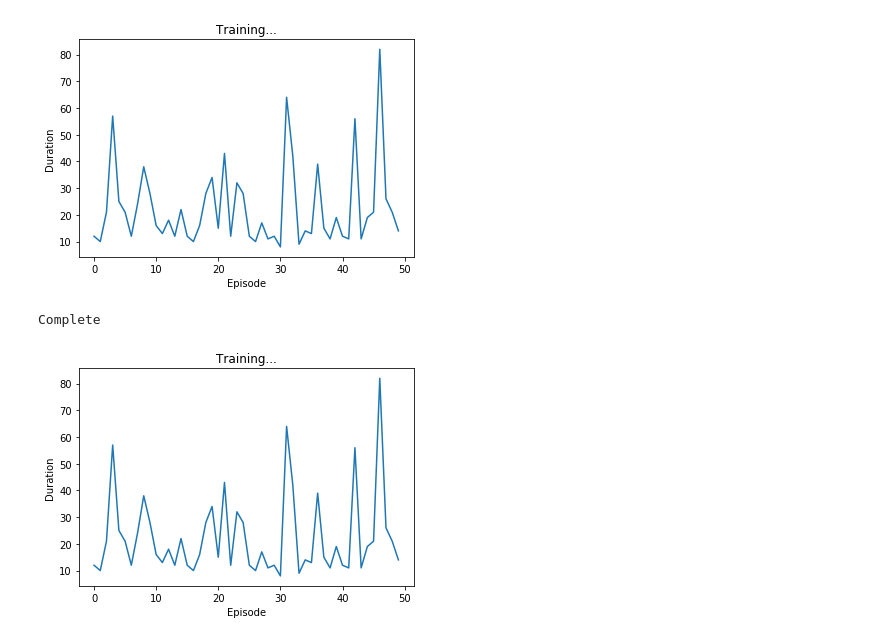
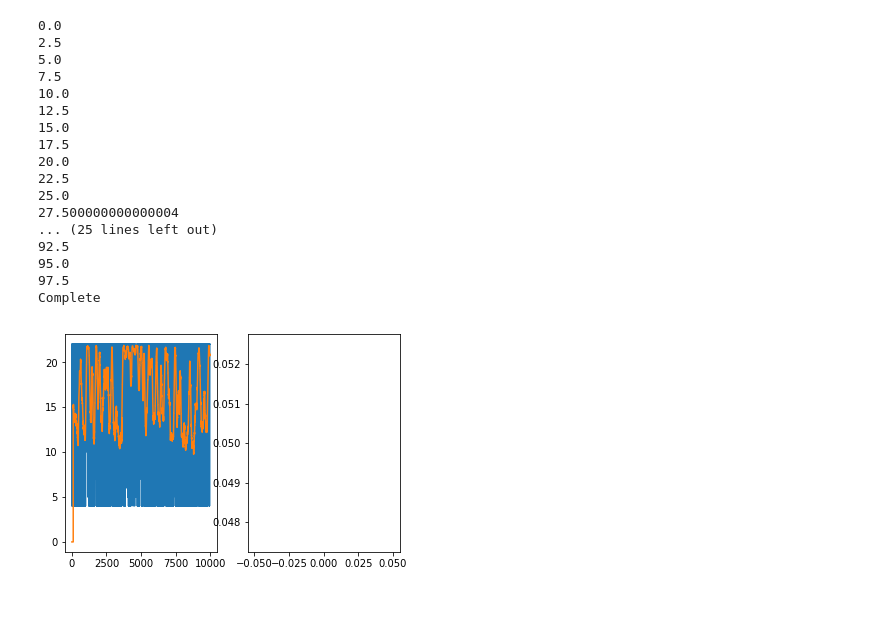
Before and after one commit to kublasean/marl-pinwheel, a Jupyter notebook: marl_nn.ipynb, the cells around one changed output. Saved outputs shown, nothing was run; the diff lists cells and outputs as text; code cells hidden in the pictures; blank space fills up the shorter version.

```diff
--- a/marl_nn.ipynb
+++ b/marl_nn.ipynb
@@ -208 +123,19 @@ utilities:
+# %%
+BATCH_SIZE = 128 #transitions
+GAMMA = 0.9
+EPS_START = 0.9
+EPS_END = 0.05
+EPS_DECAY = 400 #400 actions
+TARGET_UPDATE = 10
+
+policy_net = DQN().to(device)
+target_net = DQN().to(device)
+target_net.load_state_dict(policy_net.state_dict())
+target_net.eval()
+
+optimizer = optim.RMSprop(policy_net.parameters())
+
+steps_done = 0
+episode_score = []
+memory = BatchBin(BATCH_SIZE)
 # %%
@@ -324,47 +211,62 @@ the notebook and run lot more epsiodes.
 # %%
-num_episodes = 50
+num_episodes = 10000
 for i_episode in range(num_episodes):
     # Initialize the environment and state
-    env.reset()
-    last_screen = get_screen()
-    current_screen = get_screen()
-    state = current_screen - last_screen
+    g.init_ep()
+    reward_sum = 0
     for t in count():
+        state = get_screen()
         # Select and perform an action
         action = select_action(state)
-        _, reward, done, _ = env.step(action.item())
-        reward = torch.tensor([reward], device=device)
+        sn, reward = g.move1([action.item()])
+        reward = torch.tensor([reward], device=device, dtype=torch.float)
+        reward_sum += reward
 
         # Observe new state
-        last_screen = current_screen
-        current_screen = get_screen()
+        done = g.isTerminal()
         if not done:
-            next_state = current_screen - last_screen
+            next_state = get_screen()
         else:
             next_state = None
 
         # Store the transition in memory
         memory.push(state, action, next_state, reward)
 
-        # Move to the next state
-        state = next_state
-
         # Perform one step of the optimization (on the target network)
         optimize_model()
-        if done:
-            episode_durations.append(t + 1)
-            plot_durations()
+
+        if done or t > 20:
+            episode_score.append(t+1)
+            #plot_score()
             break
     # Update the target network
     if i_episode % TARGET_UPDATE == 0:
         target_net.load_state_dict(policy_net.state_dict())
+    if i_episode % 250 == 0:
+        print(i_episode / 10000. * 100.)
+
 
 print('Complete')
-env.render()
-env.close()
 plt.ioff()
-plt.show()
 # %% [output]
-[figure, removed]
+0.0
+2.5
+5.0
+7.5
+10.0
+12.5
+15.0
+17.5
+20.0
+22.5
+25.0
+27.500000000000004
+... (25 lines left out)
+92.5
+95.0
+97.5
 Complete
-[figure, removed]
+# %%
+plot_score()
+# %% [output]
+[figure, added]
```
Also changed, not shown: parts of 17 cells of this notebook, 7 other files.
